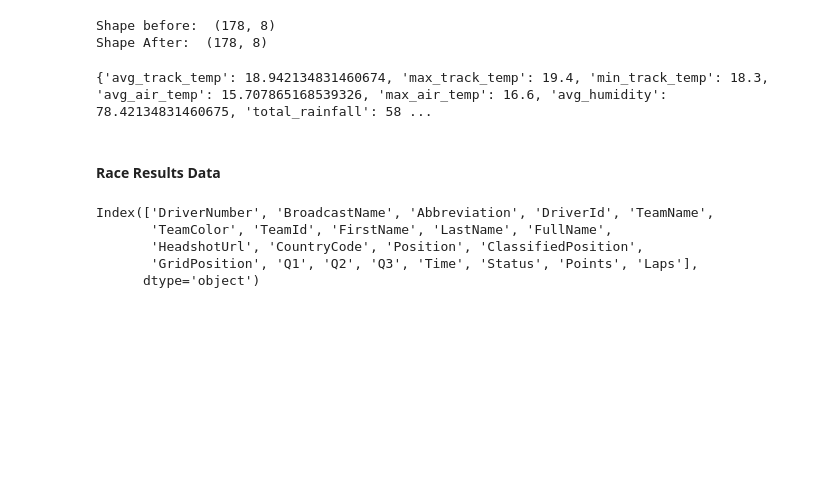
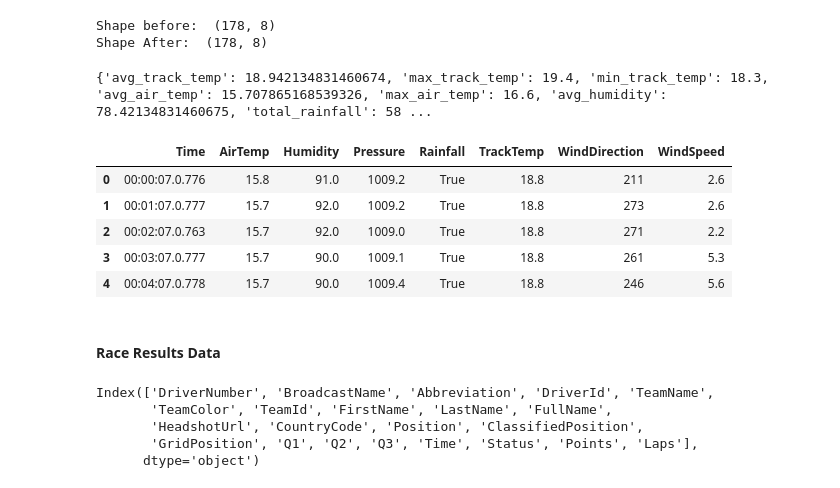
Before and after one commit to Mrityunjayyshukla/Formula-1-Race-Strategy-Intelligence-Platform, a Jupyter notebook: data_cleaning_sample.ipynb, the cells around one changed output. Cells and saved outputs as stored; diff of their text form; code cells hidden in the pictures; blank space fills up the shorter version.

Commit message:
Weather class

```diff
--- a/data_cleaning_sample.ipynb
+++ b/data_cleaning_sample.ipynb
@@ -496,6 +496,16 @@ summary = {
 print(summary)
 # %% [output]
 {'avg_track_temp': 18.942134831460674, 'max_track_temp': 19.4, 'min_track_temp': 18.3, 'avg_air_temp': 15.707865168539326, 'max_air_temp': 16.6, 'avg_humidity': 78.42134831460675, 'total_rainfall': 58 ...
+# %%
+weather_cleaned = pd.read_parquet('weather_cleaned.parquet')
+weather_cleaned.head()
+# %% [output]
+|  | Time | AirTemp | Humidity | Pressure | Rainfall | TrackTemp | WindDirection | WindSpeed |
+| 0 | 00:00:07.0.776 | 15.8 | 91.0 | 1009.2 | True | 18.8 | 211 | 2.6 |
+| 1 | 00:01:07.0.777 | 15.7 | 92.0 | 1009.2 | True | 18.8 | 273 | 2.6 |
+| 2 | 00:02:07.0.763 | 15.7 | 92.0 | 1009.0 | True | 18.8 | 271 | 2.2 |
+| 3 | 00:03:07.0.777 | 15.7 | 90.0 | 1009.1 | True | 18.8 | 261 | 5.3 |
+| 4 | 00:04:07.0.778 | 15.7 | 90.0 | 1009.4 | True | 18.8 | 246 | 5.6 |
 # %% [markdown]
 #### **Race Results Data**
 # %%
```
Also changed, not shown: 2 other files.
